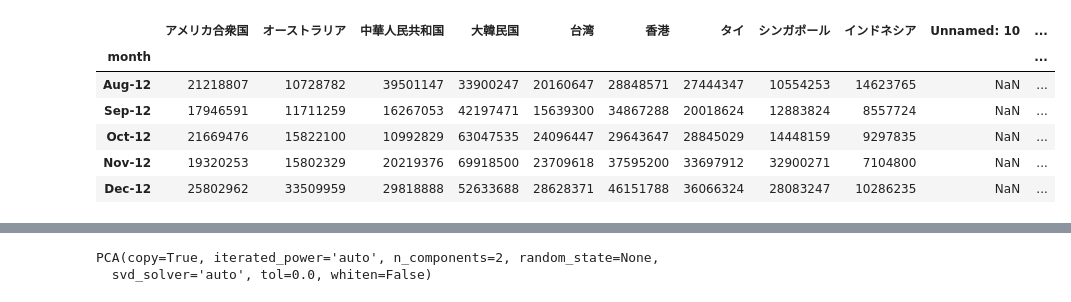
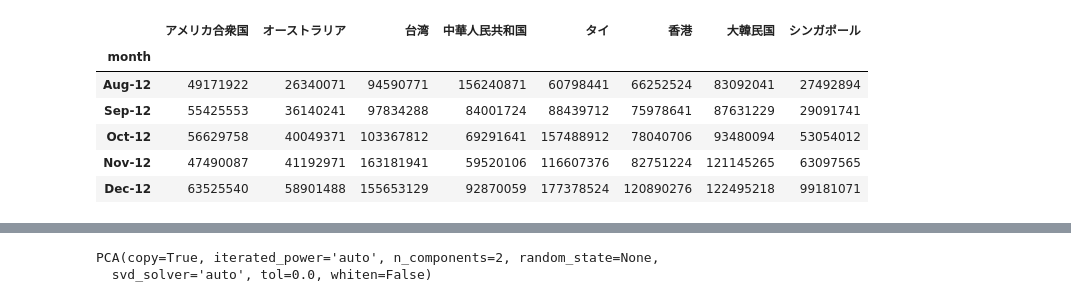
Before and after one commit to ro72/gci_team_1, a Jupyter notebook: PCA.ipynb, the cells around one changed output, grey strips where cells are left out. Cells and saved outputs as stored; diff of their text form; code cells hidden in the pictures.

```diff
--- a/PCA.ipynb
+++ b/PCA.ipynb
@@ -20,14 +80,14 @@ df_sport = pd.read_csv('credit_card/sport.csv',index_col="month")
 df_super = pd.read_csv('credit_card/supermarket.csv',index_col="month")
 # %%
-df_sport.head()
+df_appliances.head()
 # %% [output]
-|  | アメリカ合衆国 | オーストラリア | 中華人民共和国 | 大韓民国 | 台湾 | 香港 | タイ | シンガポール | インドネシア | Unnamed: 10 | ... |
-| month |  |  |  |  |  |  |  |  |  |  | ... |
-| Aug-12 | 21218807 | 10728782 | 39501147 | 33900247 | 20160647 | 28848571 | 27444347 | 10554253 | 14623765 | NaN | ... |
-| Sep-12 | 17946591 | 11711259 | 16267053 | 42197471 | 15639300 | 34867288 | 20018624 | 12883824 | 8557724 | NaN | ... |
-| Oct-12 | 21669476 | 15822100 | 10992829 | 63047535 | 24096447 | 29643647 | 28845029 | 14448159 | 9297835 | NaN | ... |
-| Nov-12 | 19320253 | 15802329 | 20219376 | 69918500 | 23709618 | 37595200 | 33697912 | 32900271 | 7104800 | NaN | ... |
-| Dec-12 | 25802962 | 33509959 | 29818888 | 52633688 | 28628371 | 46151788 | 36066324 | 28083247 | 10286235 | NaN | ... |
+|  | アメリカ合衆国 | オーストラリア | 台湾 | 中華人民共和国 | タイ | 香港 | 大韓民国 | シンガポール |
+| month |  |  |  |  |  |  |  |  |
+| Aug-12 | 49171922 | 26340071 | 94590771 | 156240871 | 60798441 | 66252524 | 83092041 | 27492894 |
+| Sep-12 | 55425553 | 36140241 | 97834288 | 84001724 | 88439712 | 75978641 | 87631229 | 29091741 |
+| Oct-12 | 56629758 | 40049371 | 103367812 | 69291641 | 157488912 | 78040706 | 93480094 | 53054012 |
+| Nov-12 | 47490087 | 41192971 | 163181941 | 59520106 | 116607376 | 82751224 | 121145265 | 63097565 |
+| Dec-12 | 63525540 | 58901488 | 155653129 | 92870059 | 177378524 | 120890276 | 122495218 | 99181071 |
 # %%
 all_data = pd.concat([df_appliances, df_department, df_drug, df_fashion, df_flower, df_food, df_home,\
           df_luxury, df_reuse, df_sport, df_super],axis=1,keys=["appliances","department","drug",\
```
Also changed, not shown: parts of 24 cells of this notebook, 2 other files.
